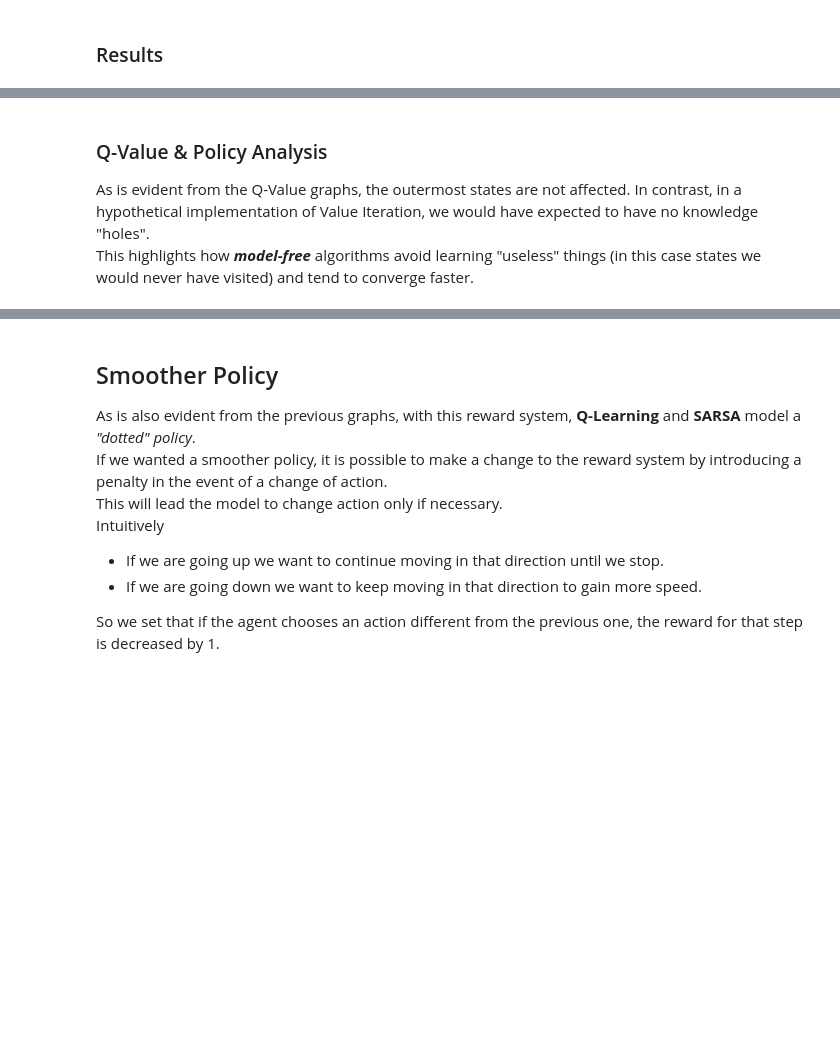
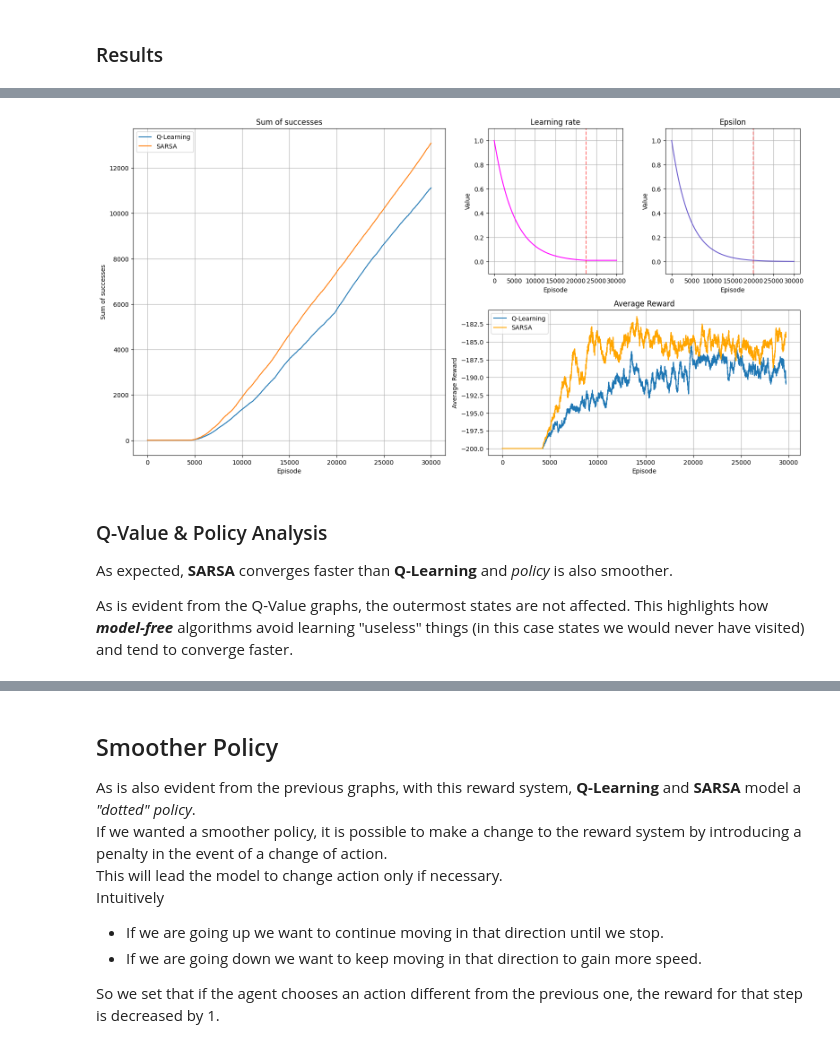
Before and after one commit to pierpaolospaziani/Machine-Learning, a Jupyter notebook: mountain_car.ipynb, the cells around one changed output, grey strips where cells are left out. Saved outputs shown, nothing was run; the diff lists cells and outputs as text; code cells hidden in the pictures; blank space fills up the shorter version.

```diff
--- a/mountain_car.ipynb
+++ b/mountain_car.ipynb
@@ -492,7 +515,59 @@ plt.show()
+# %%
+# Plot results
+
+window_size = 300
+
+plt.figure(figsize=(16, 24))
+
+plt.subplot2grid((6, 4), (0, 0), rowspan=2, colspan=2)
+plt.plot(q_learning_output.victory_history, label='Q-Learning')
+plt.plot(sarsa_output.victory_history, label='SARSA')
+plt.xlabel('Episode')
+plt.ylabel('Sum of successes')
+plt.title('Sum of successes')
+plt.legend()
+plt.grid(True)
+
+plt.subplot2grid((6, 4), (0, 2), rowspan=1, colspan=1)
+plt.plot(sarsa_output.learning_rate_history, color='magenta')
+plt.axvline(x=EPISODES*LEARNING_RATE_FRACTION_DECAY, color='red', linestyle='--', alpha=0.5)
+plt.ylim(-0.1, 1.1)
+plt.xlabel('Episode')
+plt.ylabel('Value')
+plt.title('Learning rate')
+plt.grid(True)
+
+plt.subplot2grid((6, 4), (0, 3), rowspan=1, colspan=1)
+plt.plot(sarsa_output.epsilon_history, color='slateblue')
+plt.axvline(x=EPISODES*EPSILON_FRACTION_DECAY, color='red', linestyle='--', alpha=0.5)
+plt.ylim(-0.1, 1.1)
+plt.xlabel('Episode')
+plt.ylabel('Value')
+plt.title('Epsilon')
+plt.grid(True)
+
+plt.subplot2grid((6, 4), (1, 2), rowspan=1, colspan=3)
+q_learning_rewards_avg = np.convolve(q_learning_output.reward_history, np.ones(window_size)/window_size, mode='valid')
+plt.plot(q_learning_rewards_avg, label='Q-Learning')
+q_learning_rewards_avg = np.convolve(sarsa_output.reward_history, np.ones(window_size)/window_size, mode='valid')
+plt.plot(q_learning_rewards_avg, color='orange', label='SARSA')
+plt.xlabel('Episode')
+plt.ylabel('Average Reward')
+plt.title('Average Reward')
+plt.legend()
+plt.grid(True)
+
+plt.tight_layout()
+
+plt.show()
+# %% [output]
+[figure, added]
 # %% [markdown]
 ### Q-Value & Policy Analysis
 
-As is evident from the Q-Value graphs, the outermost states are not affected. In contrast, in a hypothetical implementation of Value Iteration, we would have expected to have no knowledge "holes".\
+As expected, **SARSA** converges faster than **Q-Learning** and *policy* is also smoother.
+
+As is evident from the Q-Value graphs, the outermost states are not affected.
 This highlights how ***model-free*** algorithms avoid learning "useless" things (in this case states we would never have visited) and tend to converge faster.
 # %%
 # Plot Q-Value & Policy
```
Also changed, not shown: parts of 11 cells of this notebook, 20 other files.
